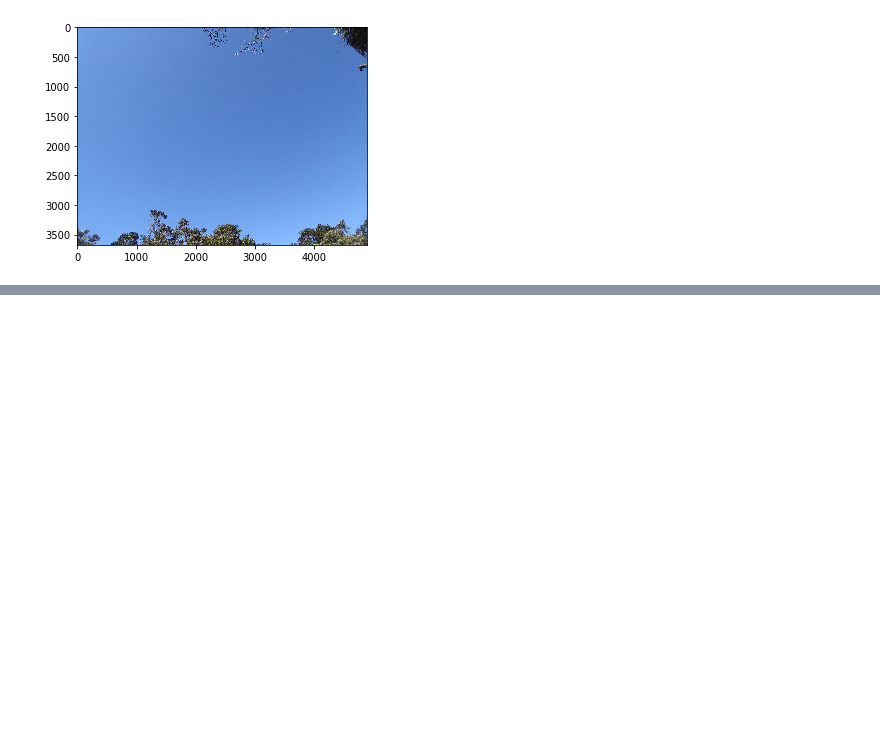
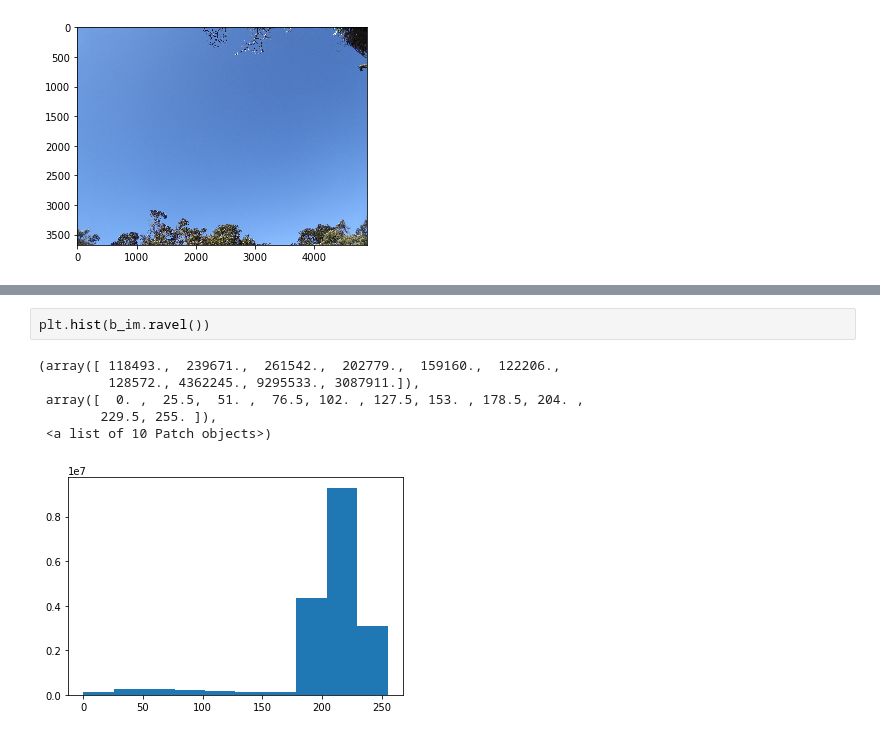
Before and after one commit to cfp106022130/10720PHYS290000, a Jupyter notebook: image.ipynb, the cells around one changed output, grey strips where cells are left out. Saved outputs shown, nothing was run; the diff lists cells and outputs as text; blank space fills up the shorter version.

```diff
--- a/image.ipynb
+++ b/image.ipynb
@@ -11,0 +34,9 @@ plt.imshow(im)
+# %%
+plt.hist(b_im.ravel())
+# %% [output]
+(array([ 118493.,  239671.,  261542.,  202779.,  159160.,  122206.,
+         128572., 4362245., 9295533., 3087911.]),
+ array([  0. ,  25.5,  51. ,  76.5, 102. , 127.5, 153. , 178.5, 204. ,
+        229.5, 255. ]),
+ <a list of 10 Patch objects>)
+[figure, added]
```
Also changed, not shown: parts of 7 cells of this notebook.
